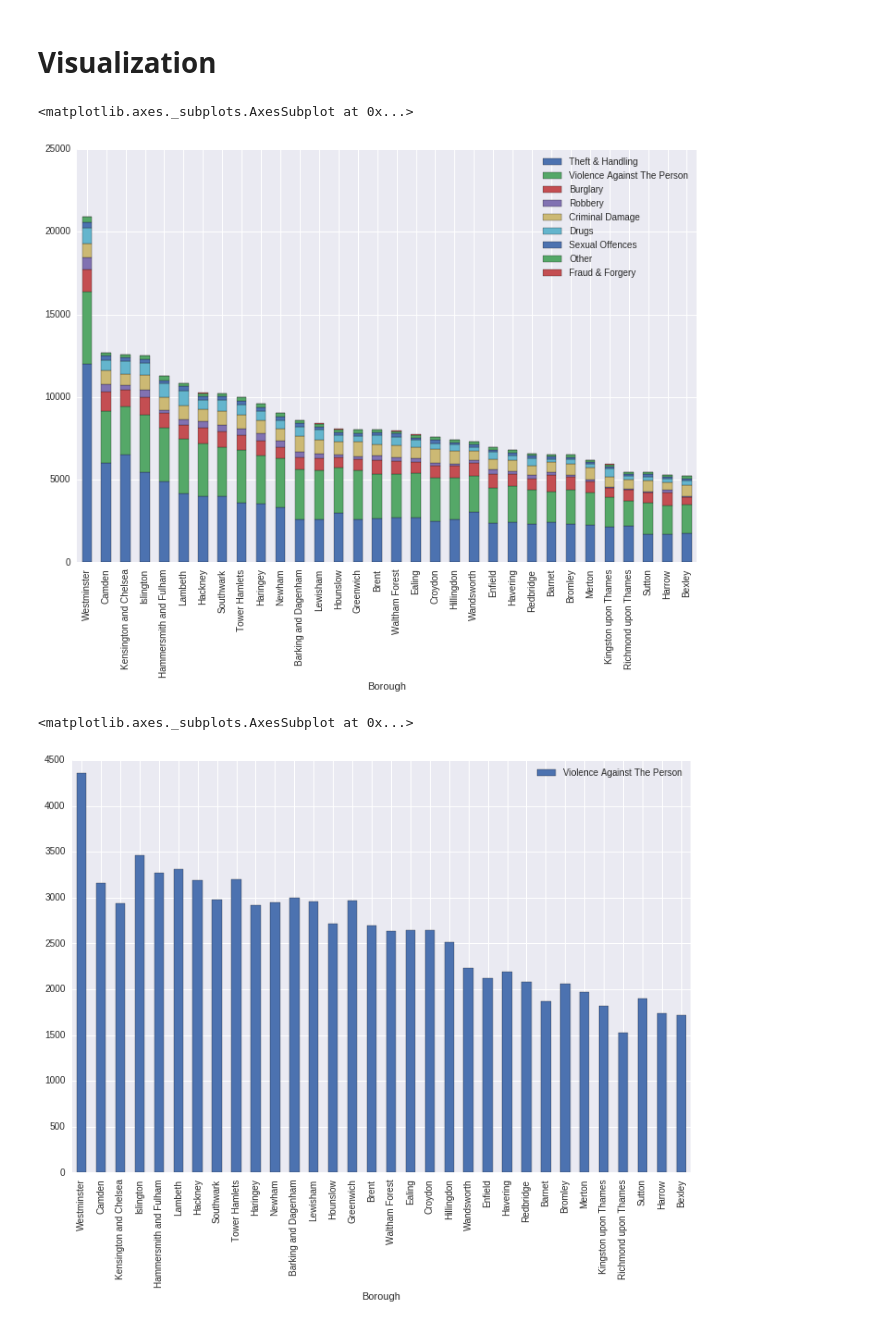
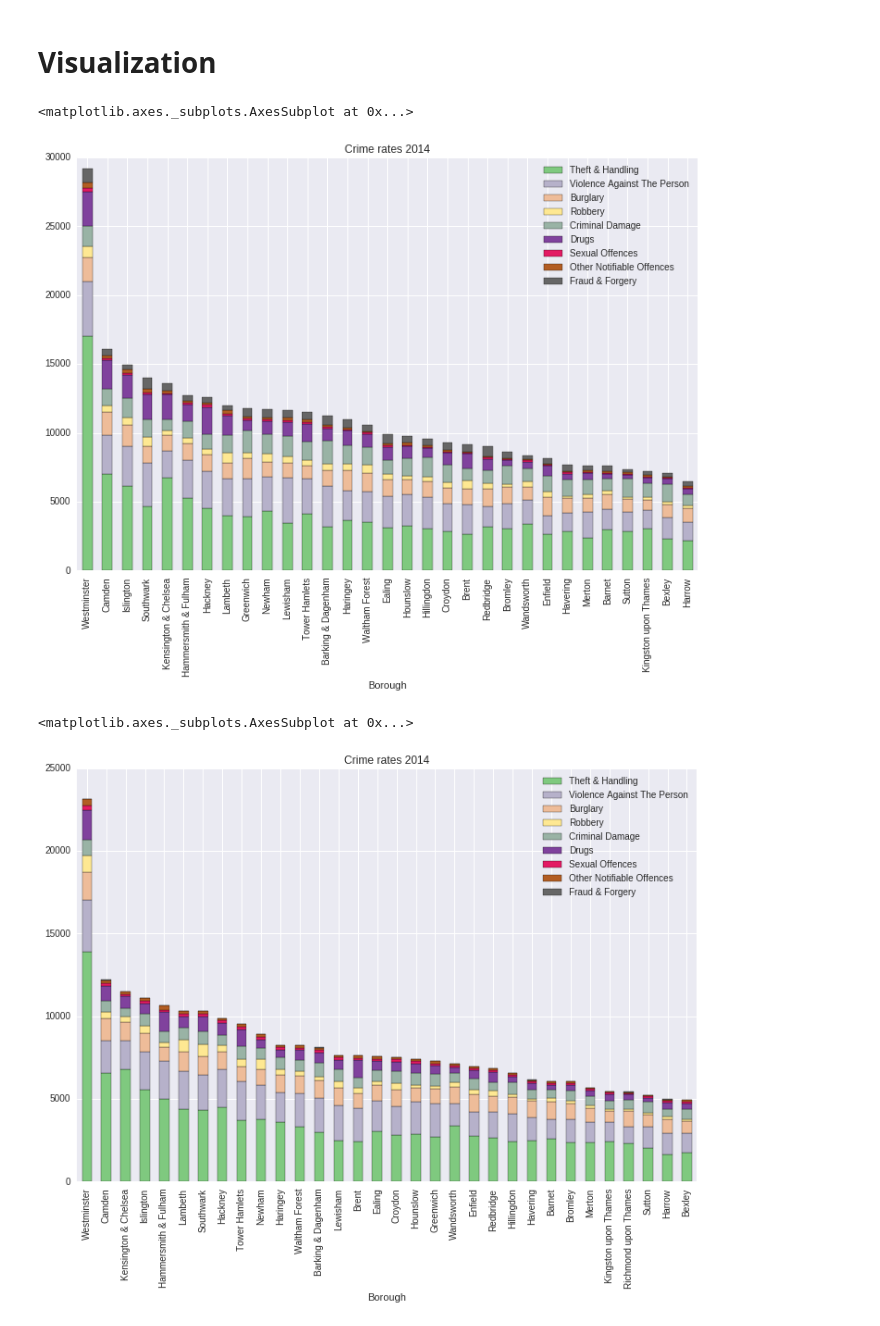
Before and after one commit to AdrianRamirezRio/crimeAnalysis, a Jupyter notebook: DataUnderstunding.ipynb, the cells around one changed output. Drawn from its saved outputs; the diff is of its cells as text; code cells hidden in the pictures.

Commit message:
Added csv format of datasets and new visualizations.

```diff
--- a/DataUnderstunding.ipynb
+++ b/DataUnderstunding.ipynb
@@ -5,3 +5,8 @@ import matplotlib.pyplot as plt
 %matplotlib inline
 # %% [markdown]
 # Load the data
+# %%
+# For the moment only data from 2005to 2009 available
+crimes = pd.read_csv("data/crime_borough_2009_2014.csv")
+print(crimes.shape)
+crimes.head()
@@ -8,5 +22,5 @@ import matplotlib.pyplot as plt
 # %%
-crimes = pd.read_csv("london-borough-crime-15-16.csv")
-print(crimes.shape)
-crimes.head()
+population = pd.read_csv("data/population_estimates_borough_2005_2014.csv")
+print(population.shape)
+population.head()
 # %% [output]
@@ -45,7 +34,7 @@ profiles
 # %% [markdown]
 ## Merge the two dataframes into one by borough
 # %%
-df = pd.merge(crimes, profiles, left_on="Borough", right_on="Area name")
+df = pd.merge(crimes, population, on=["Borough", "Year"])
 print(df.shape)
 df.head()
 # %% [output]
@@ -60,7 +49,7 @@ df.head()
 # %% [markdown]
 ## Normalize crimes per 100k citizens
 # %%
-df.update(df.iloc[:,1:43].div(df["GLA Population Estimate 2015"], axis=0).apply(lambda x: x*1e5))
+df.update(df.iloc[:,2:44].div(df["PERSONS"], axis=0).apply(lambda x: x*1e5))
 print(df.shape)
 df.head()
 # %% [output]
@@ -93,17 +76,32 @@ Index(['Gross Annual Pay - Male (2014)', 'Gross Annual Pay - Female (2014)'], dt
 # %% [markdown]
 # Visualization
 # %%
+# Take data of year 2009
+df2009 = df[df["Year"]==2009]
+df2009.sort_values("Total Notifiable Offences", ascending=False)
+
 # Initialize the matplotlib figure
 f, ax = plt.subplots(figsize=(12, 8))
-df[["Borough", "Theft & Handling", "Violence Against The Person",
+ax.set_title("Crime rates 2014")
+df2009[["Borough", "Theft & Handling", "Violence Against The Person",
     "Burglary", "Robbery", "Criminal Damage", "Drugs","Sexual Offences",
-    "Other", "Fraud & Forgery"]].plot(ax=ax, x="Borough", kind='bar', stacked=True)
+    "Other Notifiable Offences", "Fraud & Forgery"]].plot(ax=ax, x="Borough", kind='bar', stacked=True,
+                                                          colormap="Accent")
 # %% [output]
 <matplotlib.axes._subplots.AxesSubplot at 0x...>
-[figure, old version]
+[figure, new version]
 # %%
+# Take data of year 2014
+df2014 = df[df["Year"]==2014]
+df2014.sort_values("Total Notifiable Offences", ascending=False)
+
+# Initialize the matplotlib figure
 f, ax = plt.subplots(figsize=(12, 8))
-df[["Borough", "Violence Against The Person"]].plot(ax=ax, x="Borough", kind='bar', stacked=True)
+ax.set_title("Crime rates 2014")
+df2014[["Borough", "Theft & Handling", "Violence Against The Person",
+    "Burglary", "Robbery", "Criminal Damage", "Drugs","Sexual Offences",
+    "Other Notifiable Offences", "Fraud & Forgery"]].plot(ax=ax, x="Borough", kind='bar', stacked=True,
+                                                          colormap="Accent")
 # %% [output]
 <matplotlib.axes._subplots.AxesSubplot at 0x...>
-[figure, old version]
+[figure, new version]
```
Also changed, not shown: parts of 13 cells of this notebook, 8 other files.
